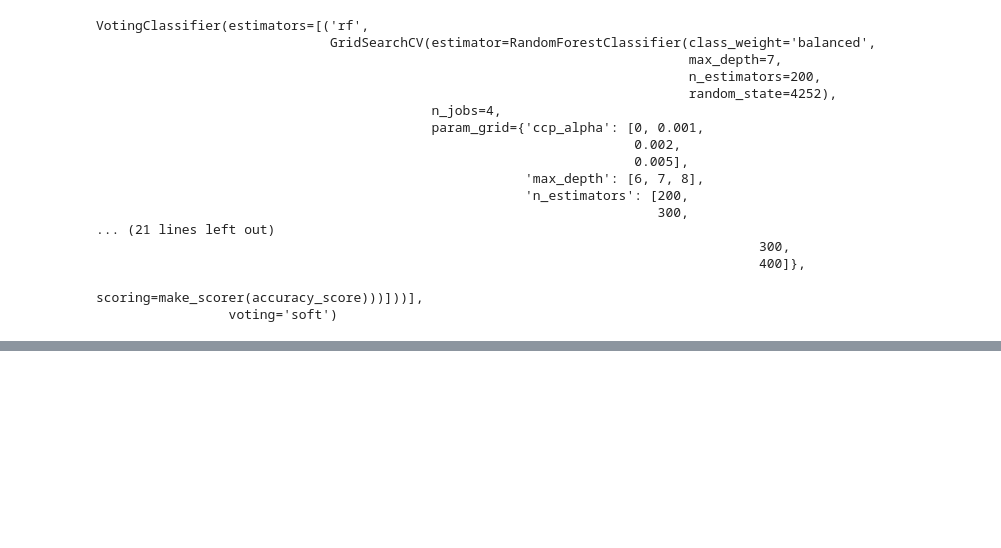
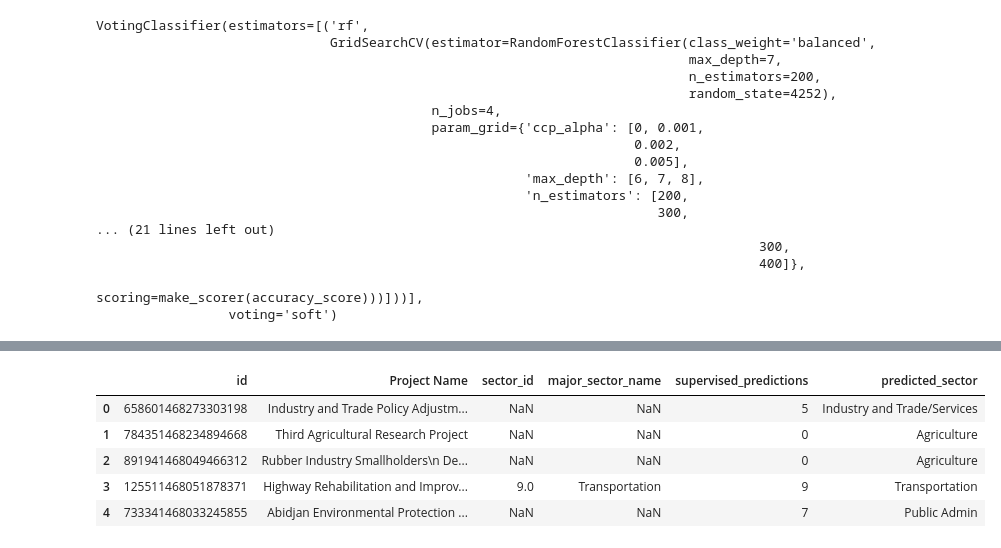
Before and after one commit to sliao7/Qarik-Project, a Jupyter notebook: classification/Unsupervised and Supervised Classification with Word2vec.ipynb, the cells around one changed output, grey strips where cells are left out. Cells and saved outputs as stored; diff of their text form; code cells hidden in the pictures; blank space fills up the shorter version.

```diff
--- a/classification/Unsupervised and Supervised Classification with Word2vec.ipynb
+++ b/classification/Unsupervised and Supervised Classification with Word2vec.ipynb
@@ -496,3 +510,14 @@ df1.head()
 | 28 | 262671468094782907 | 1990-02-22 | pol | Poland | [Poland, United States] | Industrial Export Development Pro... | SCHEDULE 2\n\n Description of the... | ... |
 | 57 | 631461468313480210 | 1990-05-18 | tu | Turkey | [Turkey, United States] | National Education Development Pr... | SCHEDULE 2\n\n Description ... | ... |
 | 61 | 230091468332700242 | 1990-06-04 | ph | Philippines | [United Kingdom, Philippines, Uni... | Small Coconut Farms Development P... | SCHEDULE 2\n\n Description of the... | ... |
+# %%
+df_sectors = pd.read_pickle('predicted_sectors_2.pkl')
+# %%
+df_sectors.head()
+# %% [output]
+|  | id | Project Name | sector_id | major_sector_name | supervised_predictions | predicted_sector |
+| 0 | 658601468273303198 | Industry and Trade Policy Adjustm... | NaN | NaN | 5 | Industry and Trade/Services |
+| 1 | 784351468234894668 | Third Agricultural Research Project | NaN | NaN | 0 | Agriculture |
+| 2 | 891941468049466312 | Rubber Industry Smallholders\n De... | NaN | NaN | 0 | Agriculture |
+| 3 | 125511468051878371 | Highway Rehabilitation and Improv... | 9.0 | Transportation | 9 | Transportation |
+| 4 | 733341468033245855 | Abidjan Environmental Protection ... | NaN | NaN | 7 | Public Admin |
```
Also changed, not shown: parts of 8 cells of this notebook, 2 other files.
